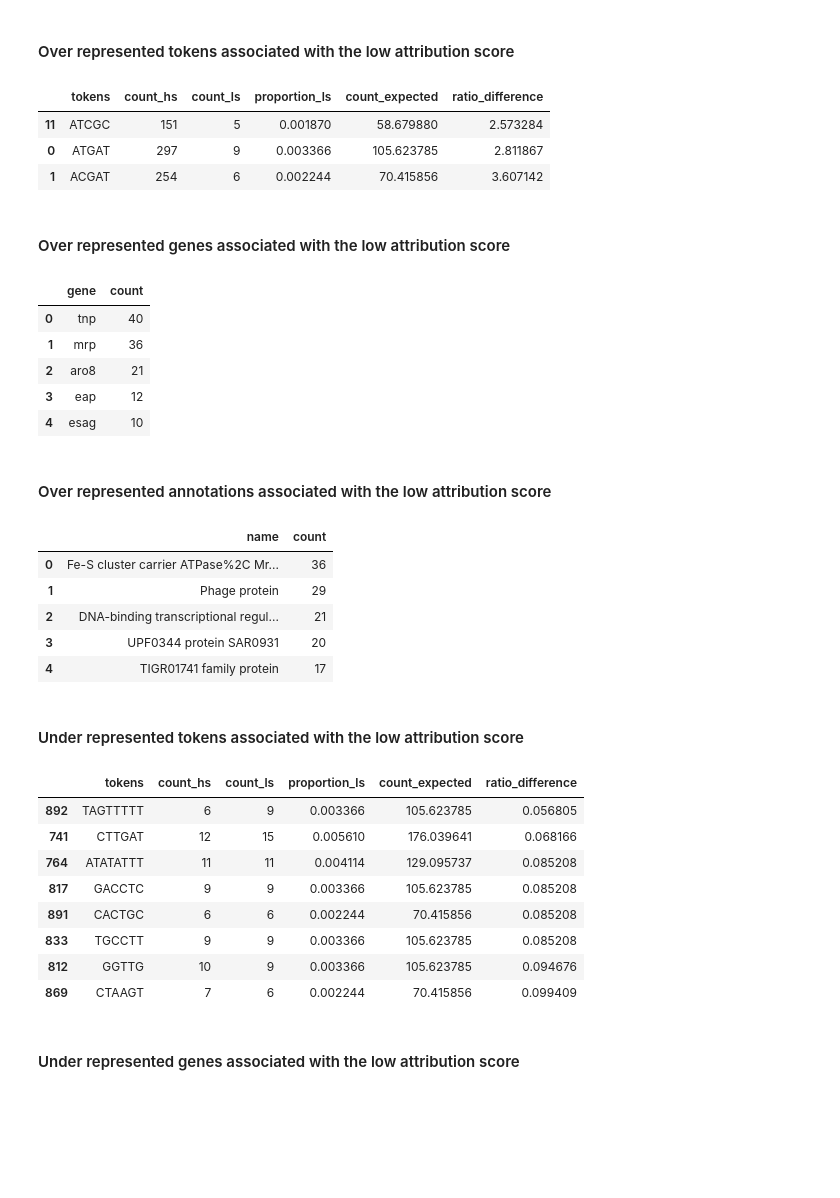
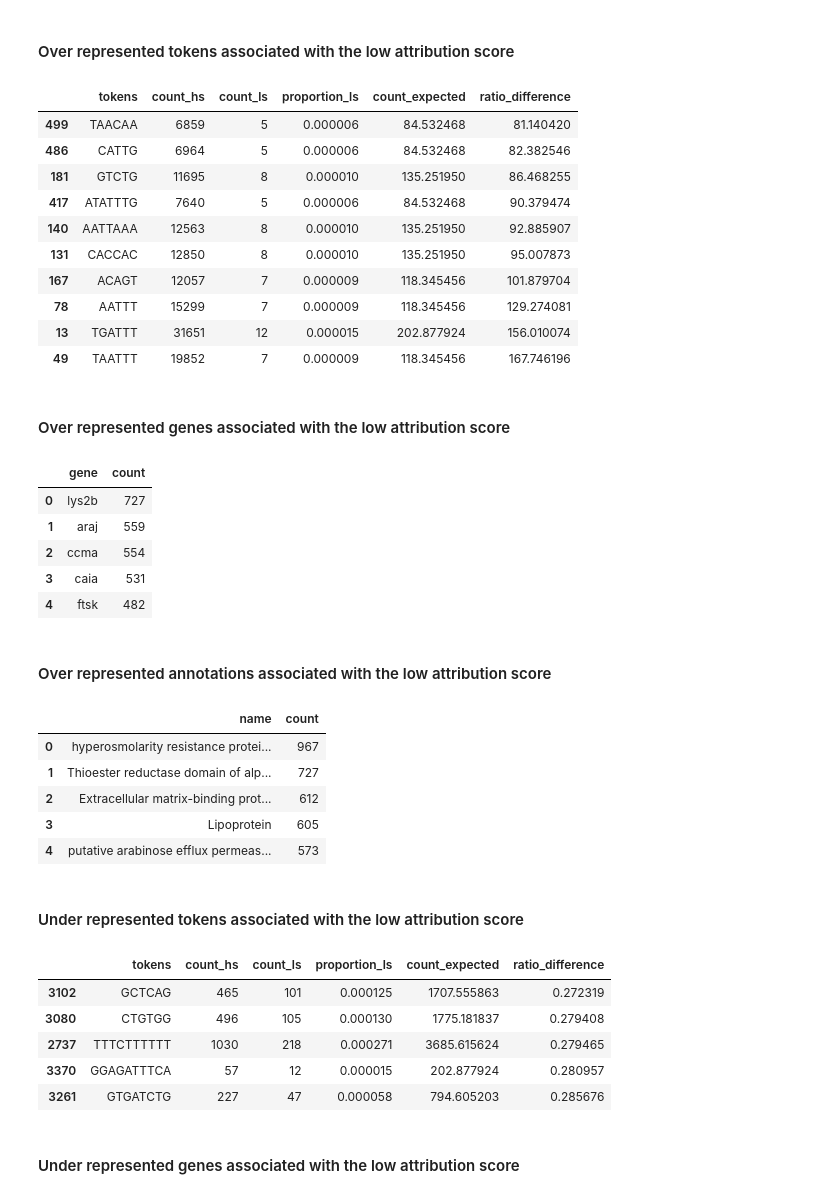
Before and after one commit to ryashpal/alfred-data-analysis, a Jupyter notebook: notebooks/genome_nlp_tokens/statistical_analysis_for_token_attribution_scores.ipynb, the cells around one changed output. Saved outputs shown, nothing was run; the diff lists cells and outputs as text; code cells hidden in the pictures; blank space fills up the shorter version.

```diff
--- a/notebooks/genome_nlp_tokens/statistical_analysis_for_token_attribution_scores.ipynb
+++ b/notebooks/genome_nlp_tokens/statistical_analysis_for_token_attribution_scores.ipynb
@@ -237,6 +254,6 @@ underrepresentedTokensDf.merge(overlappingDf[['tokens', 'id', 'name', 'gene']],
 # %% [markdown]
 ### Low attribution score
 # %%
-cutoff = overlappingDf.score.mean() - 2 * overlappingDf.score.std()
+cutoff = overlappingDf.score.mean() - 1 * overlappingDf.score.std()
 cutoff
 # %% [output]
@@ -277,50 +294,54 @@ See the caveats in the documentation: https://pandas.pydata.org/pandas-docs/stab
 # %% [markdown]
 #### Over represented tokens associated with the low attribution score
 # %%
-overrepresentedTokensDf = filteredOverlappingDf.sort_values(by=['ratio_difference'])[filteredOverlappingDf.ratio_difference > 2]
+overrepresentedTokensDf = filteredOverlappingDf.sort_values(by=['ratio_difference'])[filteredOverlappingDf.ratio_difference > 80]
 overrepresentedTokensDf
 # %% [output]
 |  | tokens | count_hs | count_ls | proportion_ls | count_expected | ratio_difference |
-| 11 | ATCGC | 151 | 5 | 0.001870 | 58.679880 | 2.573284 |
-| 0 | ATGAT | 297 | 9 | 0.003366 | 105.623785 | 2.811867 |
-| 1 | ACGAT | 254 | 6 | 0.002244 | 70.415856 | 3.607142 |
+| 499 | TAACAA | 6859 | 5 | 0.000006 | 84.532468 | 81.140420 |
+| 486 | CATTG | 6964 | 5 | 0.000006 | 84.532468 | 82.382546 |
+| 181 | GTCTG | 11695 | 8 | 0.000010 | 135.251950 | 86.468255 |
+| 417 | ATATTTG | 7640 | 5 | 0.000006 | 84.532468 | 90.379474 |
+| 140 | AATTAAA | 12563 | 8 | 0.000010 | 135.251950 | 92.885907 |
+| 131 | CACCAC | 12850 | 8 | 0.000010 | 135.251950 | 95.007873 |
+| 167 | ACAGT | 12057 | 7 | 0.000009 | 118.345456 | 101.879704 |
+| 78 | AATTT | 15299 | 7 | 0.000009 | 118.345456 | 129.274081 |
+| 13 | TGATTT | 31651 | 12 | 0.000015 | 202.877924 | 156.010074 |
+| 49 | TAATTT | 19852 | 7 | 0.000009 | 118.345456 | 167.746196 |
 # %% [markdown]
 #### Over represented genes associated with the low attribution score
 # %%
 overrepresentedTokensDf.merge(overlappingDf[['tokens', 'id', 'name', 'gene']], how='inner', on=['tokens']).gene.value_counts().reset_index()[:5]
 # %% [output]
 |  | gene | count |
-| 0 | tnp | 40 |
-| 1 | mrp | 36 |
-| 2 | aro8 | 21 |
-| 3 | eap | 12 |
-| 4 | esag | 10 |
+| 0 | lys2b | 727 |
+| 1 | araj | 559 |
+| 2 | ccma | 554 |
+| 3 | caia | 531 |
+| 4 | ftsk | 482 |
 # %% [markdown]
 #### Over represented annotations associated with the low attribution score
 # %%
 overrepresentedTokensDf.merge(overlappingDf[['tokens', 'id', 'name', 'gene']], how='inner', on=['tokens']).name.value_counts().reset_index()[:5]
 # %% [output]
 |  | name | count |
-| 0 | Fe-S cluster carrier ATPase%2C Mr... | 36 |
-| 1 | Phage protein | 29 |
-| 2 | DNA-binding transcriptional regul... | 21 |
-| 3 | UPF0344 protein SAR0931 | 20 |
-| 4 | TIGR01741 family protein | 17 |
+| 0 | hyperosmolarity resistance protei... | 967 |
+| 1 | Thioester reductase domain of alp... | 727 |
+| 2 | Extracellular matrix-binding prot... | 612 |
+| 3 | Lipoprotein | 605 |
+| 4 | putative arabinose efflux permeas... | 573 |
 # %% [markdown]
 #### Under represented tokens associated with the low attribution score
 # %%
-underrepresentedTokensDf = filteredOverlappingDf.sort_values(by=['ratio_difference'])[filteredOverlappingDf.ratio_difference < 0.1]
+underrepresentedTokensDf = filteredOverlappingDf.sort_values(by=['ratio_difference'])[filteredOverlappingDf.ratio_difference < 0.3]
 underrepresentedTokensDf
 # %% [output]
 |  | tokens | count_hs | count_ls | proportion_ls | count_expected | ratio_difference |
-| 892 | TAGTTTTT | 6 | 9 | 0.003366 | 105.623785 | 0.056805 |
-| 741 | CTTGAT | 12 | 15 | 0.005610 | 176.039641 | 0.068166 |
-| 764 | ATATATTT | 11 | 11 | 0.004114 | 129.095737 | 0.085208 |
-| 817 | GACCTC | 9 | 9 | 0.003366 | 105.623785 | 0.085208 |
-| 891 | CACTGC | 6 | 6 | 0.002244 | 70.415856 | 0.085208 |
-| 833 | TGCCTT | 9 | 9 | 0.003366 | 105.623785 | 0.085208 |
-| 812 | GGTTG | 10 | 9 | 0.003366 | 105.623785 | 0.094676 |
-| 869 | CTAAGT | 7 | 6 | 0.002244 | 70.415856 | 0.099409 |
+| 3102 | GCTCAG | 465 | 101 | 0.000125 | 1707.555863 | 0.272319 |
+| 3080 | CTGTGG | 496 | 105 | 0.000130 | 1775.181837 | 0.279408 |
+| 2737 | TTTCTTTTTT | 1030 | 218 | 0.000271 | 3685.615624 | 0.279465 |
+| 3370 | GGAGATTTCA | 57 | 12 | 0.000015 | 202.877924 | 0.280957 |
+| 3261 | GTGATCTG | 227 | 47 | 0.000058 | 794.605203 | 0.285676 |
 # %% [markdown]
 #### Under represented genes associated with the low attribution score
 # %%
```
Also changed, not shown: parts of 13 cells of this notebook, 3 other files.
